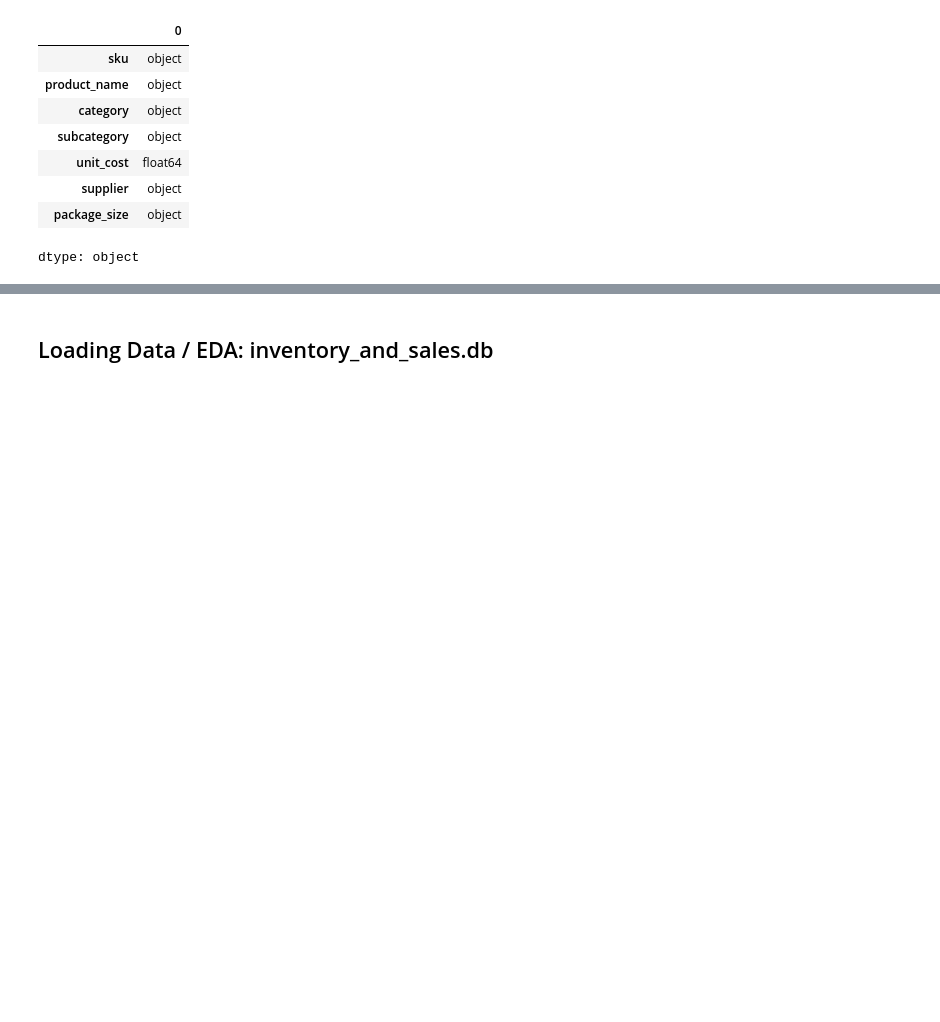
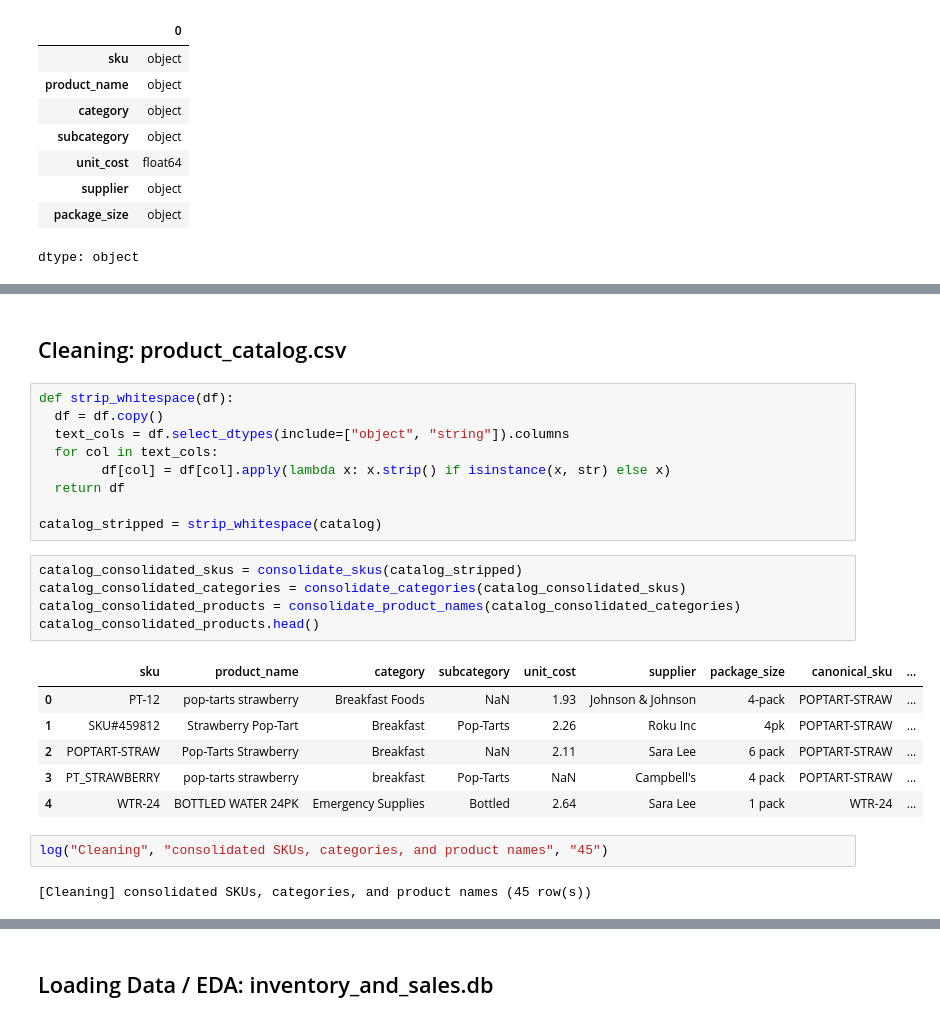
Before and after one commit to mayajdias/walmart-hurricane-project, a Jupyter notebook: notebooks/Cleaning.ipynb, the cells around one changed output, grey strips where cells are left out. Drawn from its saved outputs; the diff is of its cells as text; blank space fills up the shorter version.

Commit message:
Cleaned catalog

```diff
--- a/notebooks/Cleaning.ipynb
+++ b/notebooks/Cleaning.ipynb
@@ -1069,0 +1093,27 @@ dtype: object
+# %% [markdown]
+## Cleaning: product_catalog.csv
+# %%
+def strip_whitespace(df):
+  df = df.copy()
+  text_cols = df.select_dtypes(include=["object", "string"]).columns
+  for col in text_cols:
+        df[col] = df[col].apply(lambda x: x.strip() if isinstance(x, str) else x)
+  return df
+
+catalog_stripped = strip_whitespace(catalog)
+# %%
+catalog_consolidated_skus = consolidate_skus(catalog_stripped)
+catalog_consolidated_categories = consolidate_categories(catalog_consolidated_skus)
+catalog_consolidated_products = consolidate_product_names(catalog_consolidated_categories)
+catalog_consolidated_products.head()
+# %% [output]
+|  | sku | product_name | category | subcategory | unit_cost | supplier | package_size | canonical_sku | ... |
+| 0 | PT-12 | pop-tarts strawberry | Breakfast Foods | NaN | 1.93 | Johnson & Johnson | 4-pack | POPTART-STRAW | ... |
+| 1 | SKU#459812 | Strawberry Pop-Tart | Breakfast | Pop-Tarts | 2.26 | Roku Inc | 4pk | POPTART-STRAW | ... |
+| 2 | POPTART-STRAW | Pop-Tarts Strawberry | Breakfast | NaN | 2.11 | Sara Lee | 6 pack | POPTART-STRAW | ... |
+| 3 | PT_STRAWBERRY | pop-tarts strawberry | breakfast | Pop-Tarts | NaN | Campbell's | 4 pack | POPTART-STRAW | ... |
+| 4 | WTR-24 | BOTTLED WATER 24PK | Emergency Supplies | Bottled | 2.64 | Sara Lee | 1 pack | WTR-24 | ... |
+# %%
+log("Cleaning", "consolidated SKUs, categories, and product names", "45")
+# %% [output]
+[Cleaning] consolidated SKUs, categories, and product names (45 row(s))
```
Also changed, not shown: parts of 15 cells of this notebook.
